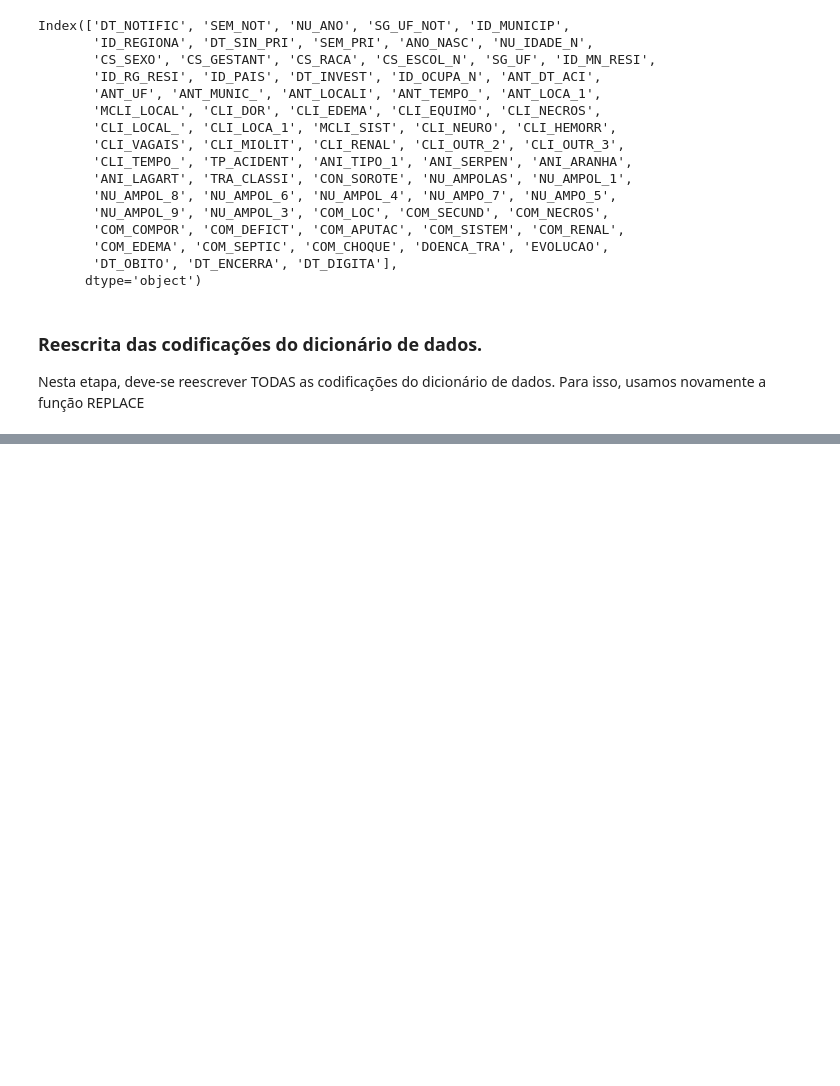
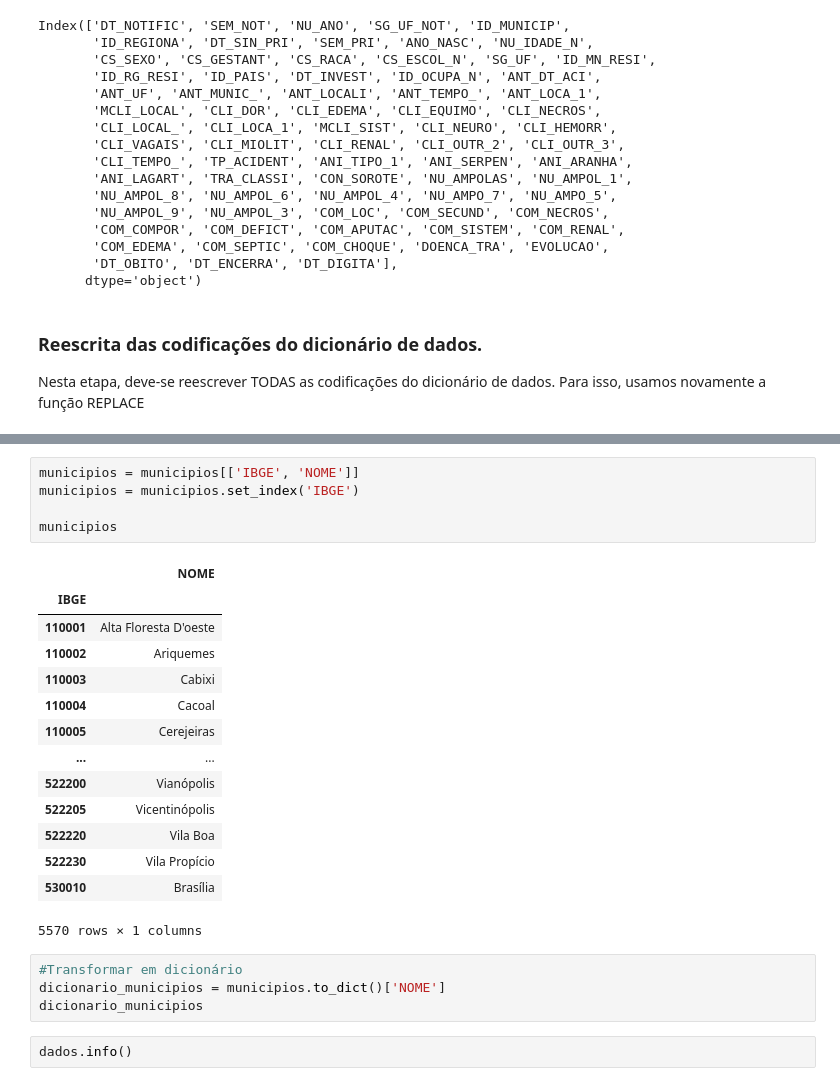
Before and after one commit to ramonparaiba/data-science-studies, a Jupyter notebook: DataSUS_LEARN.ipynb, the cells around one changed output, grey strips where cells are left out. Cells and saved outputs as stored; diff of their text form; blank space fills up the shorter version.

```diff
--- a/DataSUS_LEARN.ipynb
+++ b/DataSUS_LEARN.ipynb
@@ -211,0 +414,26 @@ dados['ANT_ZONA'] = dados['ANT_ZONA'].replace({
+# %%
+municipios = municipios[['IBGE', 'NOME']]
+municipios = municipios.set_index('IBGE')
+
+municipios
+# %% [output]
+|  | NOME |
+| IBGE |  |
+| 110001 | Alta Floresta D'oeste |
+| 110002 | Ariquemes |
+| 110003 | Cabixi |
+| 110004 | Cacoal |
+| 110005 | Cerejeiras |
+| ... | ... |
+| 522200 | Vianópolis |
+| 522205 | Vicentinópolis |
+| 522220 | Vila Boa |
+| 522230 | Vila Propício |
+| 530010 | Brasília |
+5570 rows × 1 columns
+# %%
+#Transformar em dicionário
+dicionario_municipios = municipios.to_dict()['NOME']
+dicionario_municipios
+# %%
+dados.info()
```
Also changed, not shown: parts of 14 cells of this notebook.
